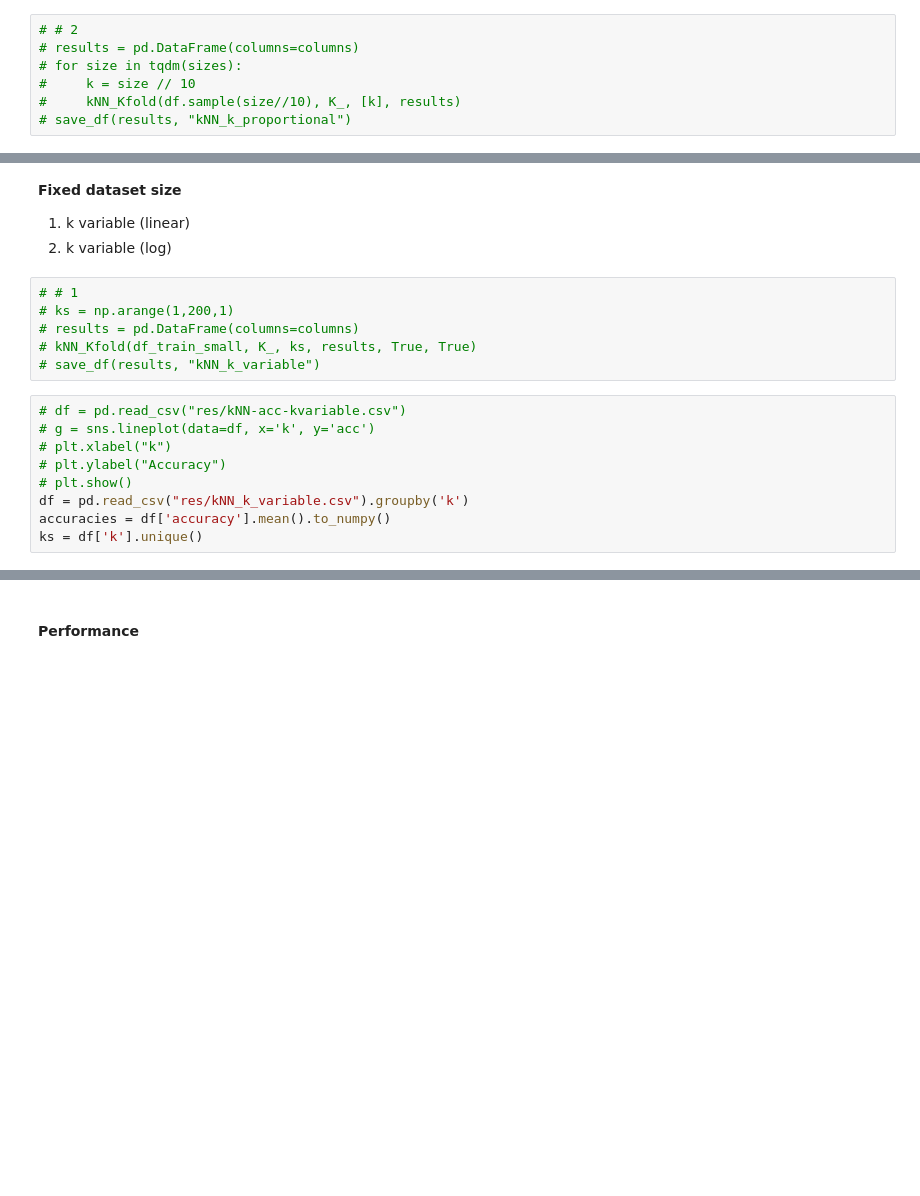
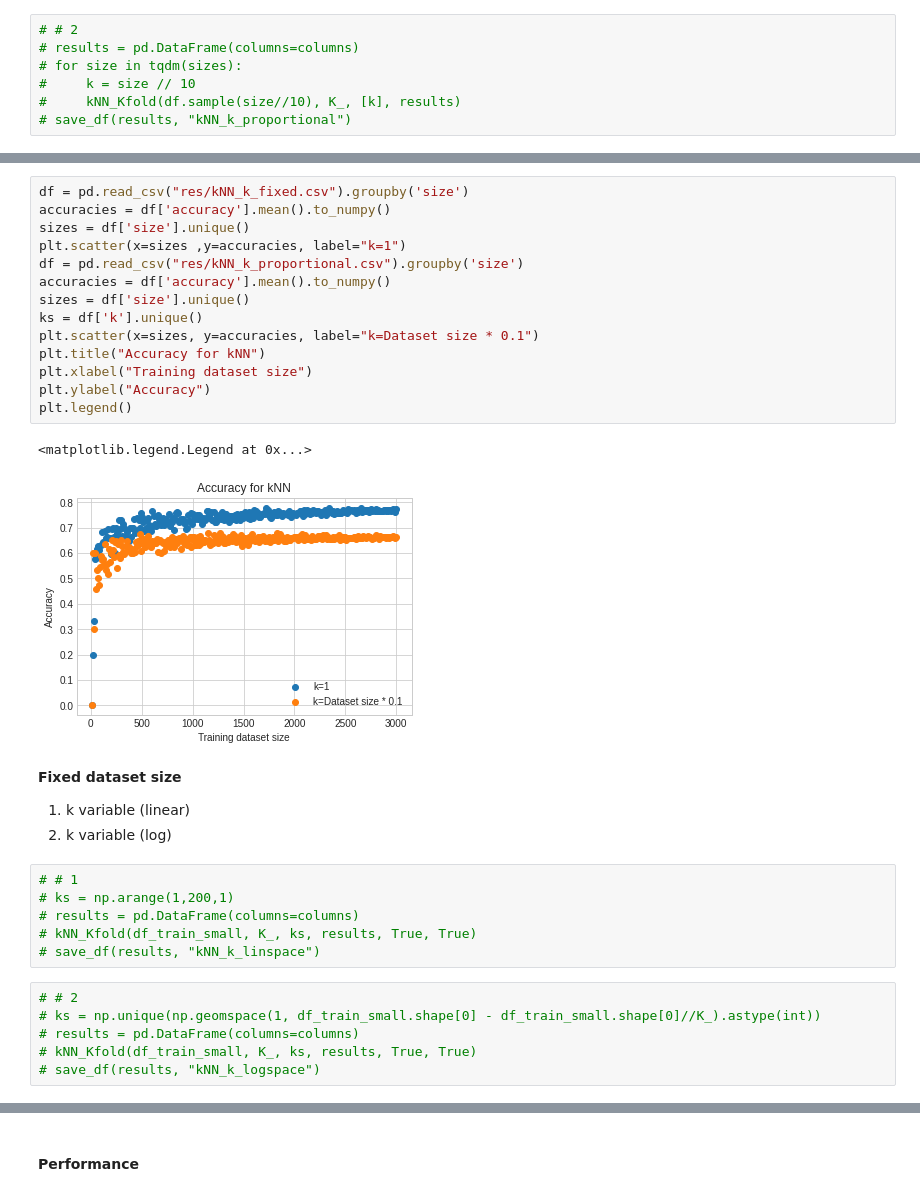
Before and after one commit to AvalosM/kNN-classifier, a Jupyter notebook: notebooks/analysis.ipynb, the cells around one changed output, grey strips where cells are left out. Drawn from its saved outputs; the diff is of its cells as text; blank space fills up the shorter version.

```diff
--- a/notebooks/analysis.ipynb
+++ b/notebooks/analysis.ipynb
@@ -180,3 +202,20 @@ plt.ylabel("Accuracy")
+# %%
+df = pd.read_csv("res/kNN_k_fixed.csv").groupby('size')
+accuracies = df['accuracy'].mean().to_numpy()
+sizes = df['size'].unique()
+plt.scatter(x=sizes ,y=accuracies, label="k=1")
+df = pd.read_csv("res/kNN_k_proportional.csv").groupby('size')
+accuracies = df['accuracy'].mean().to_numpy()
+sizes = df['size'].unique()
+ks = df['k'].unique()
+plt.scatter(x=sizes, y=accuracies, label="k=Dataset size * 0.1")
+plt.title("Accuracy for kNN")
+plt.xlabel("Training dataset size")
+plt.ylabel("Accuracy")
+plt.legend()
+# %% [output]
+<matplotlib.legend.Legend at 0x...>
+[figure, added]
 # %% [markdown]
 **Fixed dataset size**
 1. k variable (linear)
@@ -186,13 +225,10 @@ plt.ylabel("Accuracy")
 # ks = np.arange(1,200,1)
 # results = pd.DataFrame(columns=columns)
 # kNN_Kfold(df_train_small, K_, ks, results, True, True)
-# save_df(results, "kNN_k_variable")
+# save_df(results, "kNN_k_linspace")
-# %%
-# df = pd.read_csv("res/kNN-acc-kvariable.csv")
-# g = sns.lineplot(data=df, x='k', y='acc')
-# plt.xlabel("k")
-# plt.ylabel("Accuracy")
-# plt.show()
-df = pd.read_csv("res/kNN_k_variable.csv").groupby('k')
-accuracies = df['accuracy'].mean().to_numpy()
-ks = df['k'].unique()
+# %%
+# # 2
+# ks = np.unique(np.geomspace(1, df_train_small.shape[0] - df_train_small.shape[0]//K_).astype(int))
+# results = pd.DataFrame(columns=columns)
+# kNN_Kfold(df_train_small, K_, ks, results, True, True)
+# save_df(results, "kNN_k_logspace")
```
Also changed, not shown: parts of 22 cells of this notebook, 6 other files.
